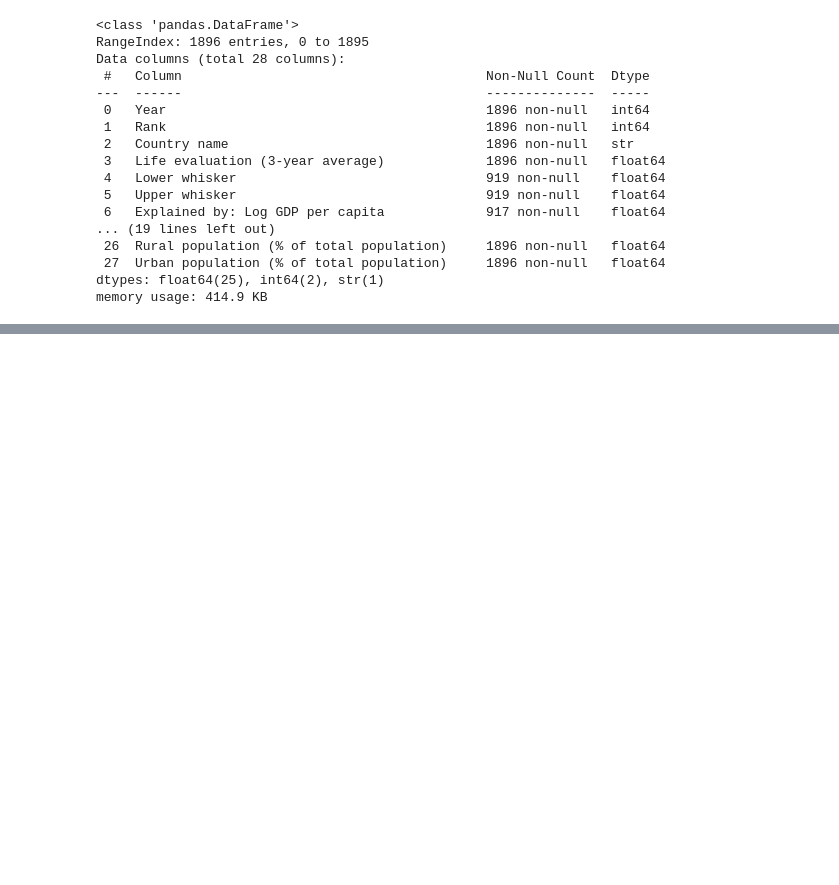
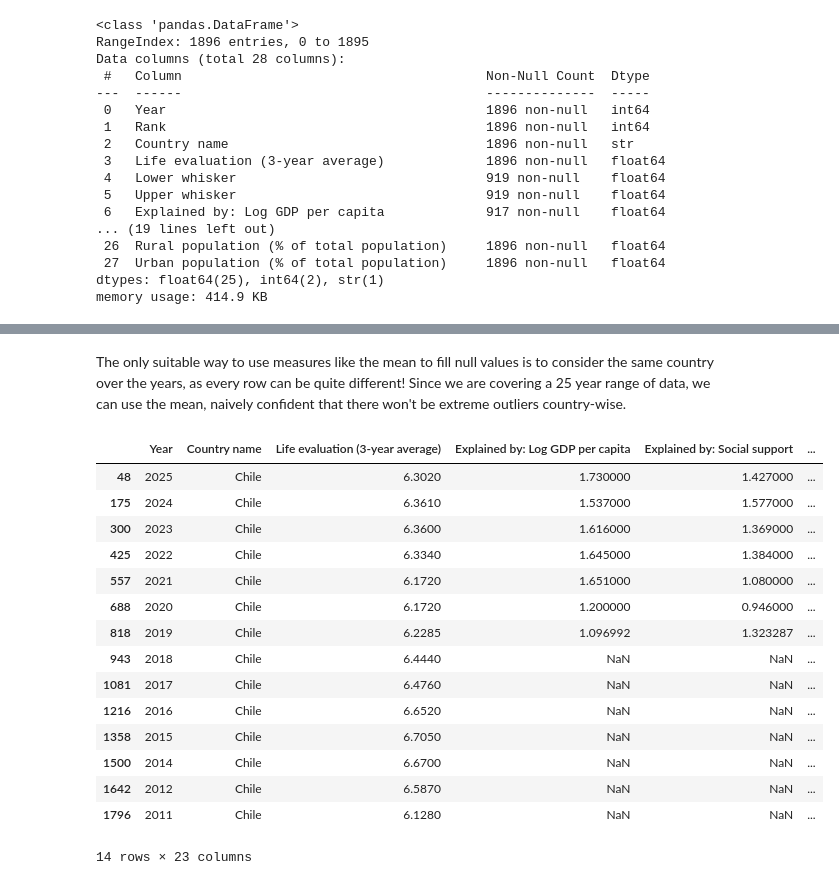
Before and after one commit to flawedvice/happiness-prediction, a Jupyter notebook: exploration.ipynb, the cells around one changed output, grey strips where cells are left out. Cells and saved outputs as stored; diff of their text form; code cells hidden in the pictures; blank space fills up the shorter version.

```diff
--- a/exploration.ipynb
+++ b/exploration.ipynb
@@ -404,0 +472,22 @@ As seen above, some features do not have enough data to be useful.
+# %% [markdown]
+The only suitable way to use measures like the mean to fill null values is to consider the same country over the years, as every row can be quite different! Since we are covering a 25 year range of data, we can use the mean, naively confident that there won't be extreme outliers country-wise.
+# %%
+# Select a country
+year_filtered.loc[year_filtered["Country name"] == "Chile"]
+# %% [output]
+|  | Year | Country name | Life evaluation (3-year average) | Explained by: Log GDP per capita | Explained by: Social support | ... |
+| 48 | 2025 | Chile | 6.3020 | 1.730000 | 1.427000 | ... |
+| 175 | 2024 | Chile | 6.3610 | 1.537000 | 1.577000 | ... |
+| 300 | 2023 | Chile | 6.3600 | 1.616000 | 1.369000 | ... |
+| 425 | 2022 | Chile | 6.3340 | 1.645000 | 1.384000 | ... |
+| 557 | 2021 | Chile | 6.1720 | 1.651000 | 1.080000 | ... |
+| 688 | 2020 | Chile | 6.1720 | 1.200000 | 0.946000 | ... |
+| 818 | 2019 | Chile | 6.2285 | 1.096992 | 1.323287 | ... |
+| 943 | 2018 | Chile | 6.4440 | NaN | NaN | ... |
+| 1081 | 2017 | Chile | 6.4760 | NaN | NaN | ... |
+| 1216 | 2016 | Chile | 6.6520 | NaN | NaN | ... |
+| 1358 | 2015 | Chile | 6.7050 | NaN | NaN | ... |
+| 1500 | 2014 | Chile | 6.6700 | NaN | NaN | ... |
+| 1642 | 2012 | Chile | 6.5870 | NaN | NaN | ... |
+| 1796 | 2011 | Chile | 6.1280 | NaN | NaN | ... |
+14 rows × 23 columns
```
Also changed, not shown: parts of 27 cells of this notebook, 1 other file.
